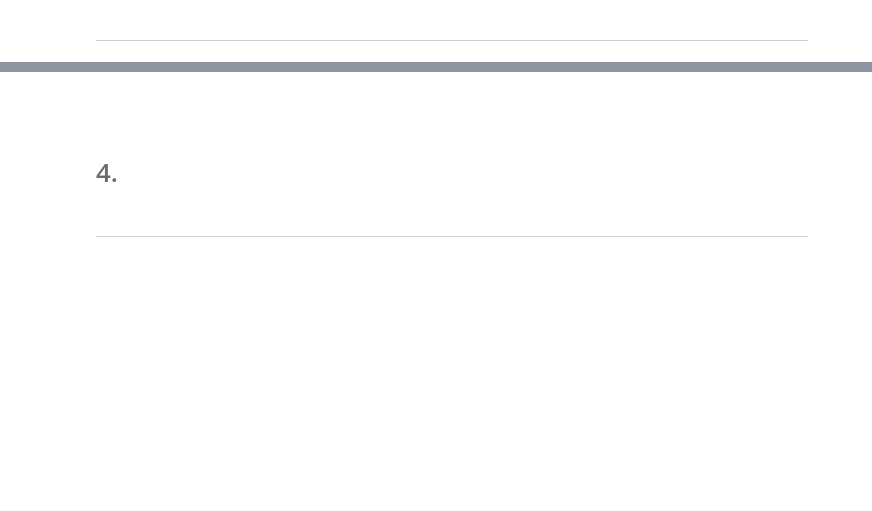
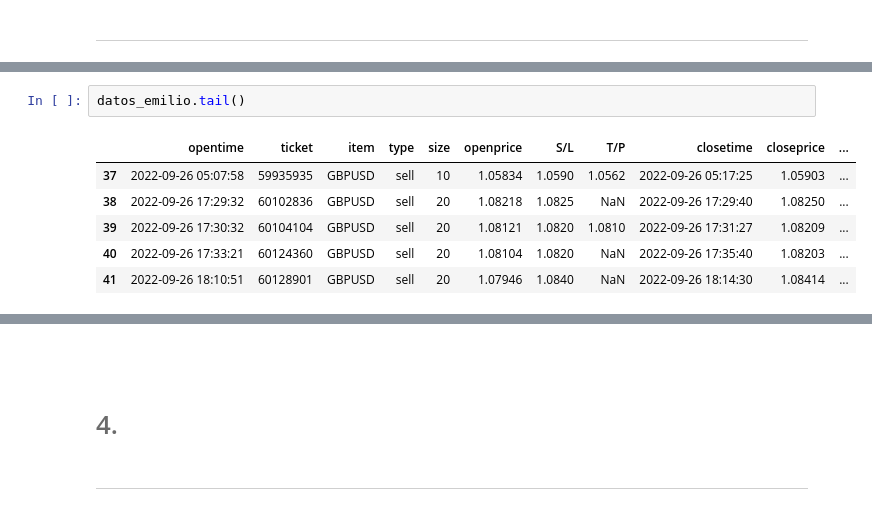
Before and after one commit to cardenasramosr/MyST_LAB_3, a Jupyter notebook: notebook.ipynb, the cells around one changed output, grey strips where cells are left out. Drawn from its saved outputs; the diff is of its cells as text; blank space fills up the shorter version.

```diff
--- a/notebook.ipynb
+++ b/notebook.ipynb
@@ -64,0 +129,9 @@ import main
+# %%
+datos_emilio.tail()
+# %% [output]
+|  | opentime | ticket | item | type | size | openprice | S/L | T/P | closetime | closeprice | ... |
+| 37 | 2022-09-26 05:07:58 | 59935935 | GBPUSD | sell | 10 | 1.05834 | 1.0590 | 1.0562 | 2022-09-26 05:17:25 | 1.05903 | ... |
+| 38 | 2022-09-26 17:29:32 | 60102836 | GBPUSD | sell | 20 | 1.08218 | 1.0825 | NaN | 2022-09-26 17:29:40 | 1.08250 | ... |
+| 39 | 2022-09-26 17:30:32 | 60104104 | GBPUSD | sell | 20 | 1.08121 | 1.0820 | 1.0810 | 2022-09-26 17:31:27 | 1.08209 | ... |
+| 40 | 2022-09-26 17:33:21 | 60124360 | GBPUSD | sell | 20 | 1.08104 | 1.0820 | NaN | 2022-09-26 17:35:40 | 1.08203 | ... |
+| 41 | 2022-09-26 18:10:51 | 60128901 | GBPUSD | sell | 20 | 1.07946 | 1.0840 | NaN | 2022-09-26 18:14:30 | 1.08414 | ... |
```
Also changed, not shown: parts of 15 cells of this notebook, 3 other files.
